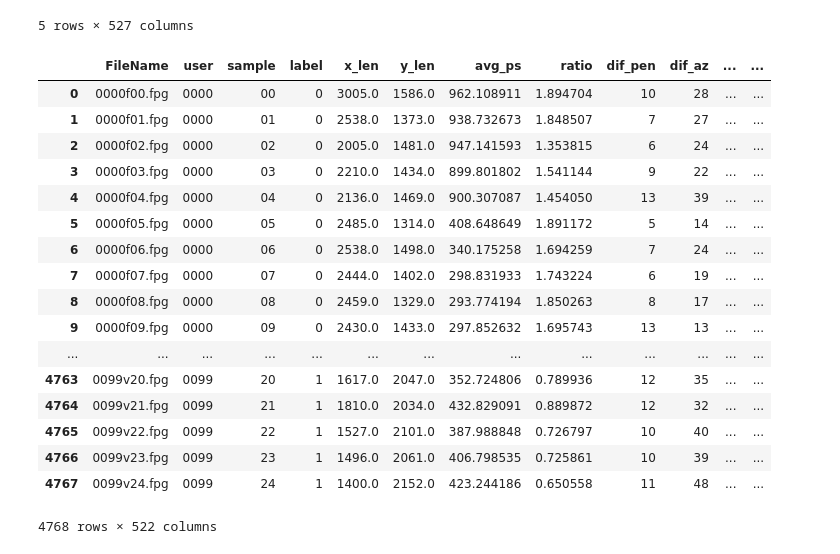
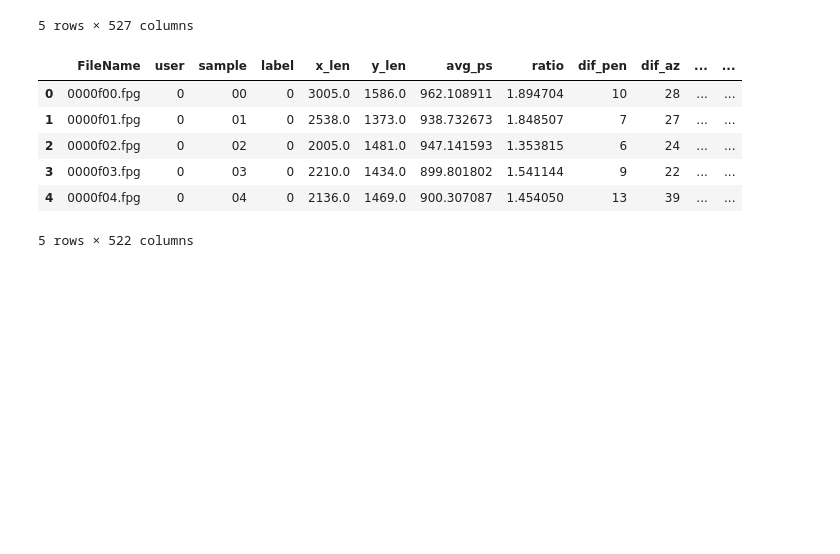
Before and after one commit to k-pratyush/online-signature-verification, a Jupyter notebook: data_prep_model.ipynb, the cells around one changed output. Saved outputs shown, nothing was run; the diff lists cells and outputs as text; code cells hidden in the pictures; blank space fills up the shorter version.

Commit message:
data_prepared_for_model

```diff
--- a/data_prep_model.ipynb
+++ b/data_prep_model.ipynb
@@ -169,27 +169,17 @@ del(data['Y'])
 del(data['Pressure'])
 del(data['Azumith'])
 del(data['PenElevation'])
-# %%
-data
-# %% [output]
-|  | FileName | user | sample | label | x_len | y_len | avg_ps | ratio | dif_pen | dif_az | ... | ... |
-| 0 | 0000f00.fpg | 0000 | 00 | 0 | 3005.0 | 1586.0 | 962.108911 | 1.894704 | 10 | 28 | ... | ... |
-| 1 | 0000f01.fpg | 0000 | 01 | 0 | 2538.0 | 1373.0 | 938.732673 | 1.848507 | 7 | 27 | ... | ... |
-| 2 | 0000f02.fpg | 0000 | 02 | 0 | 2005.0 | 1481.0 | 947.141593 | 1.353815 | 6 | 24 | ... | ... |
-| 3 | 0000f03.fpg | 0000 | 03 | 0 | 2210.0 | 1434.0 | 899.801802 | 1.541144 | 9 | 22 | ... | ... |
-| 4 | 0000f04.fpg | 0000 | 04 | 0 | 2136.0 | 1469.0 | 900.307087 | 1.454050 | 13 | 39 | ... | ... |
-| 5 | 0000f05.fpg | 0000 | 05 | 0 | 2485.0 | 1314.0 | 408.648649 | 1.891172 | 5 | 14 | ... | ... |
-| 6 | 0000f06.fpg | 0000 | 06 | 0 | 2538.0 | 1498.0 | 340.175258 | 1.694259 | 7 | 24 | ... | ... |
-| 7 | 0000f07.fpg | 0000 | 07 | 0 | 2444.0 | 1402.0 | 298.831933 | 1.743224 | 6 | 19 | ... | ... |
-| 8 | 0000f08.fpg | 0000 | 08 | 0 | 2459.0 | 1329.0 | 293.774194 | 1.850263 | 8 | 17 | ... | ... |
-| 9 | 0000f09.fpg | 0000 | 09 | 0 | 2430.0 | 1433.0 | 297.852632 | 1.695743 | 13 | 13 | ... | ... |
-| ... | ... | ... | ... | ... | ... | ... | ... | ... | ... | ... | ... | ... |
-| 4763 | 0099v20.fpg | 0099 | 20 | 1 | 1617.0 | 2047.0 | 352.724806 | 0.789936 | 12 | 35 | ... | ... |
-| 4764 | 0099v21.fpg | 0099 | 21 | 1 | 1810.0 | 2034.0 | 432.829091 | 0.889872 | 12 | 32 | ... | ... |
-| 4765 | 0099v22.fpg | 0099 | 22 | 1 | 1527.0 | 2101.0 | 387.988848 | 0.726797 | 10 | 40 | ... | ... |
-| 4766 | 0099v23.fpg | 0099 | 23 | 1 | 1496.0 | 2061.0 | 406.798535 | 0.725861 | 10 | 39 | ... | ... |
-| 4767 | 0099v24.fpg | 0099 | 24 | 1 | 1400.0 | 2152.0 | 423.244186 | 0.650558 | 11 | 48 | ... | ... |
-4768 rows × 522 columns
+# %%
+data['user'] = data['user'].apply(pd.to_numeric)
+data.head()
+# %% [output]
+|  | FileName | user | sample | label | x_len | y_len | avg_ps | ratio | dif_pen | dif_az | ... | ... |
+| 0 | 0000f00.fpg | 0 | 00 | 0 | 3005.0 | 1586.0 | 962.108911 | 1.894704 | 10 | 28 | ... | ... |
+| 1 | 0000f01.fpg | 0 | 01 | 0 | 2538.0 | 1373.0 | 938.732673 | 1.848507 | 7 | 27 | ... | ... |
+| 2 | 0000f02.fpg | 0 | 02 | 0 | 2005.0 | 1481.0 | 947.141593 | 1.353815 | 6 | 24 | ... | ... |
+| 3 | 0000f03.fpg | 0 | 03 | 0 | 2210.0 | 1434.0 | 899.801802 | 1.541144 | 9 | 22 | ... | ... |
+| 4 | 0000f04.fpg | 0 | 04 | 0 | 2136.0 | 1469.0 | 900.307087 | 1.454050 | 13 | 39 | ... | ... |
+5 rows × 522 columns
 # %%
 data.to_csv('clean_data.csv')
 # %%
```
Also changed, not shown: 1 other file.
